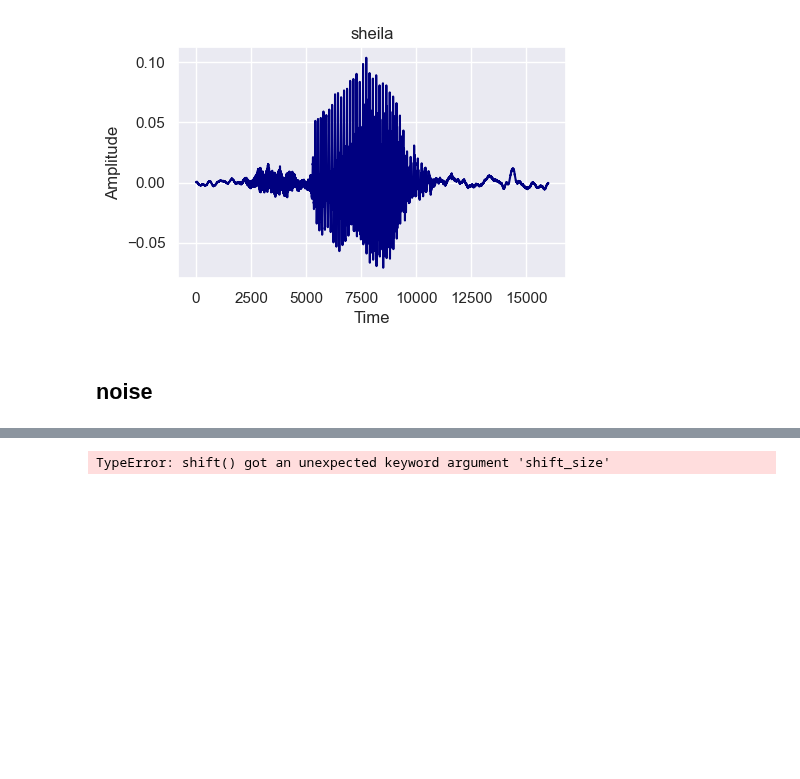
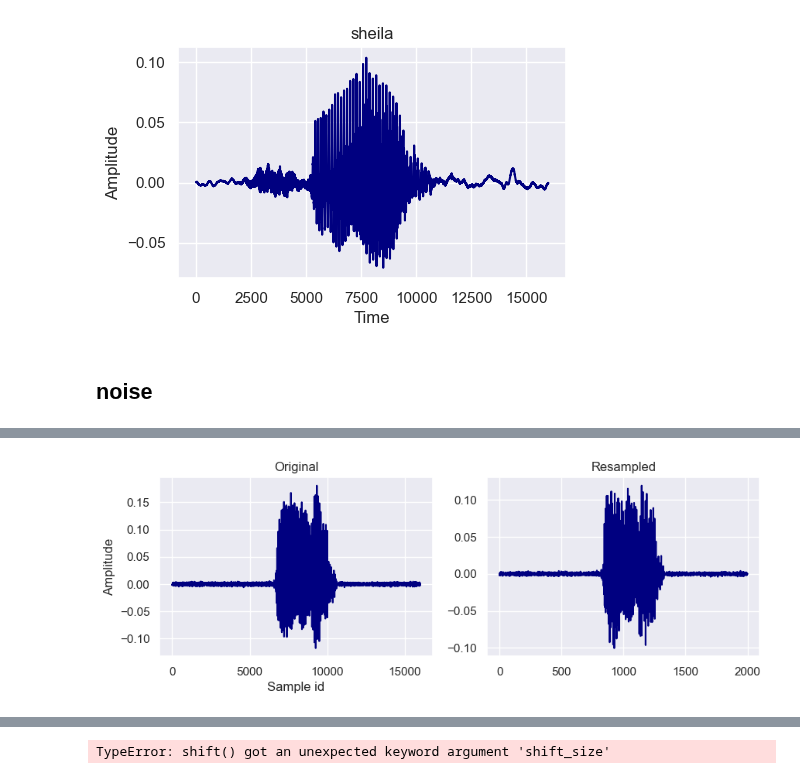
Before and after one commit to aidinattar/AudioKWS, a Jupyter notebook: sequential_model/plot.ipynb, the cells around one changed output, grey strips where cells are left out. Cells and saved outputs as stored; diff of their text form; code cells hidden in the pictures; blank space fills up the shorter version.

```diff
--- a/sequential_model/plot.ipynb
+++ b/sequential_model/plot.ipynb
@@ -73,3 +73,19 @@ single_plot(x_bn, y[0], figsize=(5, 3))
+# %%
+original = X[2]
+from scipy.signal import resample
+resampled = resample(original, 2000)
+
+
+fig, axs = plt.subplots(1, 2, figsize=(10, 3))
+sns.lineplot(x=np.arange(len(original)), y=original, ax=axs[0], color='navy')
+axs[0].set_title('Original')
+sns.lineplot(x=np.arange(len(resampled)), y=resampled, ax=axs[1], color='navy')
+axs[1].set_title('Resampled')
+axs[0].set_ylabel('Amplitude')
+axs[0].set_xlabel('Sample id')
+plt.savefig('plots/resample.png', bbox_inches='tight')
+# %% [output]
+[figure, added]
 # %%
 # different levels of white noise
 factors = [0.00, 0.005, 0.007, 0.02,]
```
Also changed, not shown: parts of 4 cells of this notebook, 20 other files.
